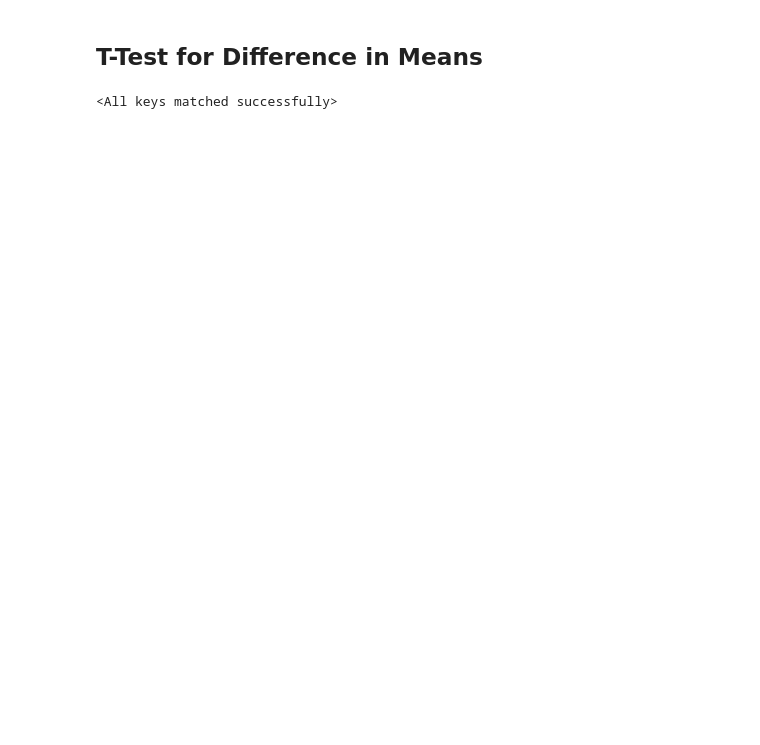
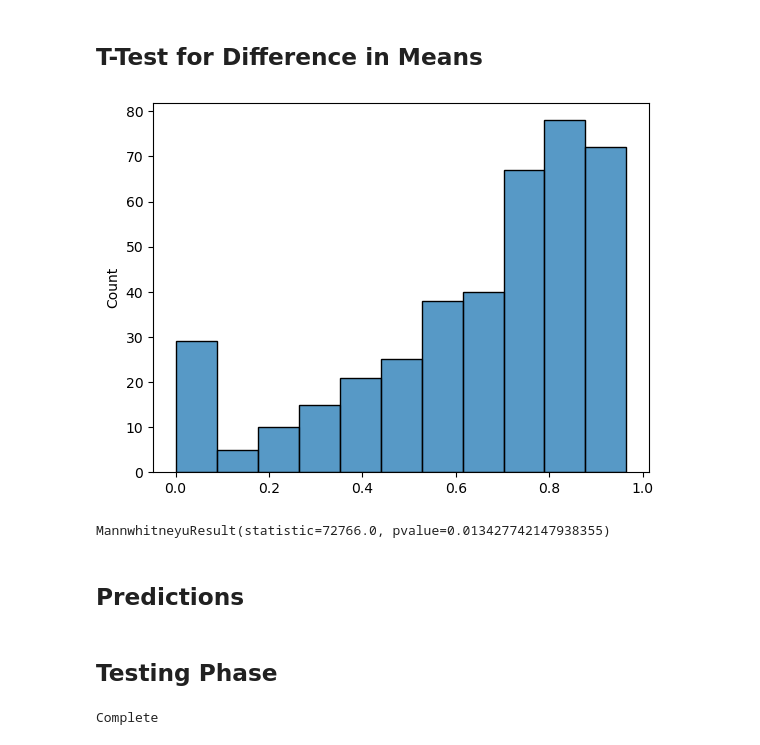
Before and after one commit to christianmcb/Deep-Learning-Project, a Jupyter notebook: notebooks/modelTesting.ipynb, the cells around one changed output. Cells and saved outputs as stored; diff of their text form; code cells hidden in the pictures; blank space fills up the shorter version.

```diff
--- a/notebooks/modelTesting.ipynb
+++ b/notebooks/modelTesting.ipynb
@@ -184,5 +199,5 @@ val_info = pd.read_csv('val_info.csv')
 # %%
-lower, upper = np.percentile(val_info['labelSize'], [5, 95])
+lower, upper = np.percentile(val_info['labelSize'], [20, 80])
 print('Lower bound: {}, Upper bound: {}'.format(lower, upper))
 
 smallLabel = val_info.loc[val_info['labelSize'] < lower]
@@ -195,7 +210,11 @@ l, v = [], []
 for i, j in zip(range(0,len(iSmall)), iSmall):
     image, label = val_ds[j]
 
-    output = model(image.unsqueeze(0))
+    if DeepLab == True:
+        output = model(image.unsqueeze(0))['out']
+    else:
+        output = model(image.unsqueeze(0))
+
     l.append(loss(output, label).detach().numpy())
     v.append(IOU(output, label, 'cpu'))
 
@@ -207,7 +226,11 @@ l, v = [], []
 for i, j in zip(range(0,len(iLarge)), iLarge):
     image, label = val_ds[j]
 
-    output = model(image.unsqueeze(0))
+    if DeepLab == True:
+        output = model(image.unsqueeze(0))['out']
+    else:
+        output = model(image.unsqueeze(0))
+
     l.append(loss(output, label).detach().numpy())
     v.append(IOU(output, label, 'cpu'))
 
@@ -223,18 +249,19 @@ Large Mean IOU:  0.6212062
 # %%
-lower, upper = np.percentile(val_info['labelSize'], [20, 80])
+
+lower, upper = np.percentile(train_info['labelSize'], [20, 80])
 print('Lower bound: {}, Upper bound: {}'.format(lower, upper))
 
-smallLabel = val_info.loc[val_info['labelSize'] < lower]
-largeLabel = val_info.loc[val_info['labelSize'] > upper]
+smallLabel = train_info.loc[train_info['labelSize'] < lower]
+largeLabel = train_info.loc[train_info['labelSize'] > upper]
 
 iSmall = smallLabel['i'].astype('int')
 iLarge = largeLabel['i'].astype('int')
 
 l, v = [], []
 for i, j in zip(range(0,len(iSmall)), iSmall):
-    image, label = val_ds[j]
+    image, label = train_ds[j]
 
-    output = model(image.unsqueeze(0))
+    output = model(image.unsqueeze(0))['out']
     l.append(loss(output, label).detach().numpy())
     v.append(IOU(output, label, 'cpu'))
 
@@ -244,9 +271,9 @@ print(' ')
 
 l, v = [], []
 for i, j in zip(range(0,len(iLarge)), iLarge):
-    image, label = val_ds[j]
+    image, label = train_ds[j]
 
-    output = model(image.unsqueeze(0))
+    output = model(image.unsqueeze(0))['out']
     l.append(loss(output, label).detach().numpy())
     v.append(IOU(output, label, 'cpu'))
 
@@ -303,2 +327,13 @@ Large Mean IOU:  0.8198999
 # %% [markdown]
 ## T-Test for Difference in Means
+# %%
+# Define function for returning loss and IOU arrays.
+def evaluate(data, model):
+    l, v = [], []
+    for i, j in enumerate(data):
+        image, label = j
+        output = model(image)['out']
+        l.append(loss(output, label).detach().numpy())
+        v.append(IOU(output, label, 'cpu'))
+
+    return l, v
@@ -305,11 +359,34 @@ Large Mean IOU:  0.8198999
+# %%
+sns.histplot(np.array(model_v));
+# %% [output]
+[figure, added]
+# %%
+# Perform the MannWhitneyU Test for differece in means (non-parametric as not normally dist)
+from scipy.stats import mannwhitneyu
+mannwhitneyu(data['baseline'], data['model'], alternative='less')
+# %% [output]
+MannwhitneyuResult(statistic=72766.0, pvalue=0.013427742147938355)
+# %% [markdown]
+## Predictions
+# %% [markdown]
+## Testing Phase
 # %%
+# Load baseline and best known model for evaluation.
 model_path = './models/'
 
-model.load_state_dict(torch.load(os.path.join(model_path, 'UNet/HorizontalFlip_P=0.5_batchSize=16/model.pth'),
+model = DeepLabV3_MobileNet_V3_Large()
+model.load_state_dict(torch.load(os.path.join(model_path, 'DeepLabV3_Mobile/Validation/best/model.pth'),
                         map_location=torch.device('cpu')))
 
-baseline = UNet()
-baseline.load_state_dict(torch.load(os.path.join(model_path,  'UNet/Adam_LR_experiment/batchSize=16/LR=0.0005/model.pth'),
+baseline = DeepLabV3_MobileNet_V3_Large()
+baseline.load_state_dict(torch.load(os.path.join(model_path,  'DeepLabV3_Mobile/Validation/baseline/model.pth'),
                             map_location=torch.device('cpu')))
+
+DeepLab = True
+
+model.eval()
+baseline.eval()
+
+print('Complete')
 # %% [output]
-<All keys matched successfully>
+Complete
```
Also changed, not shown: parts of 40 cells of this notebook, 3 other files.
